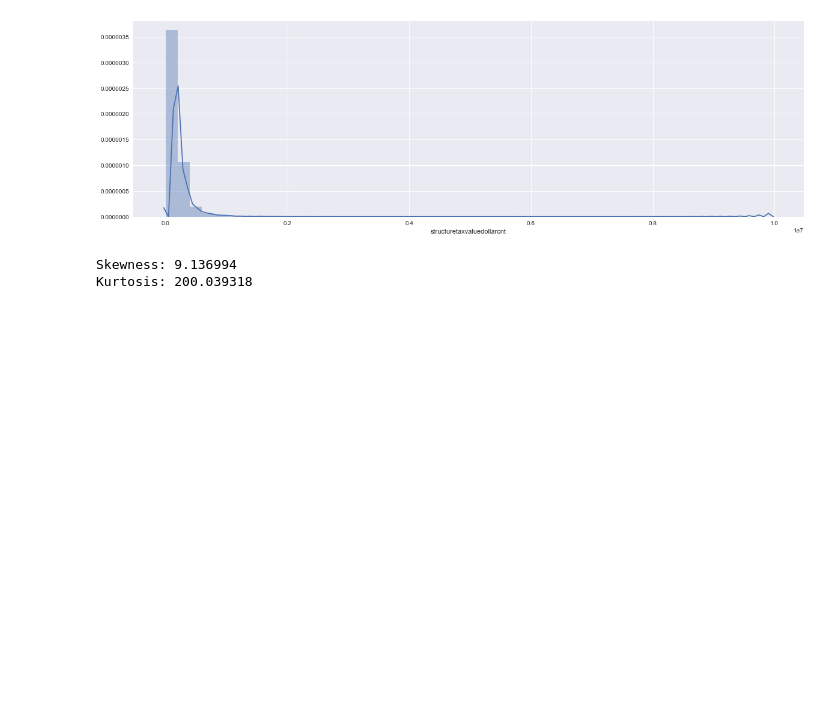
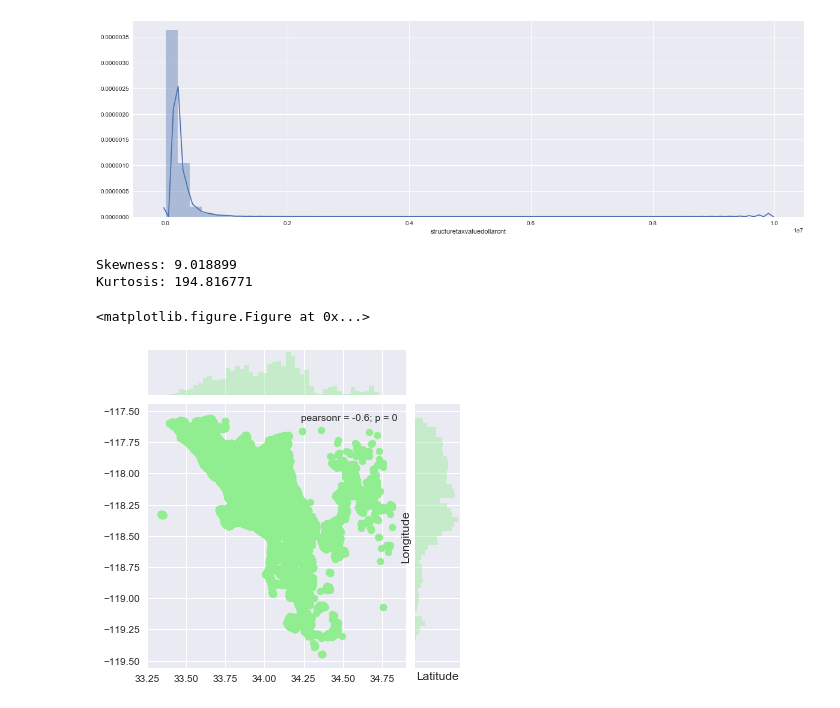
Before and after one commit to PrithviKamath/Zillow-Home-Value-Prediction, a Jupyter notebook: ExploratoryDataAnalysis.ipynb, the cells around one changed output. Cells and saved outputs as stored; diff of their text form; code cells hidden in the pictures; blank space fills up the shorter version.

```diff
--- a/ExploratoryDataAnalysis.ipynb
+++ b/ExploratoryDataAnalysis.ipynb
@@ -117,7 +133,8 @@ for the_key, the_value in df1.missing_Percentage.iteritems():
 # %%
 #Merging data based on Parcel_id
 merged_data=pd.merge(properties,train,on='parcelid',how='left')
-#Droping observations for November and December
-merged_data=merged_data[merged_data.transactiondate <='2016-10-01']
+#From the data description we understand that properties_2016 has the complete data from 1/1/2016 to 10/15/2016
+#and partial data for rest of the year. Hence droping observations after 10/14/2016
+merged_data=merged_data[merged_data.transactiondate < '2016-10-15']
 merged_data.shape
 # %% [output]
@@ -149,5 +169,20 @@ plt.show()
 print("Skewness: %f" % merged_data['structuretaxvaluedollarcnt'].skew())
 print("Kurtosis: %f" % merged_data['structuretaxvaluedollarcnt'].kurt())
 # %% [output]
-Skewness: 9.136994
-Kurtosis: 200.039318
+Skewness: 9.018899
+Kurtosis: 194.816771
+# %%
+#Plotting the observations according to their latitude and longitude
+#Nonrmalizing the data for latitude and longitude
+lo =np.array(merged_data['longitude']/1000000)
+la=np.array(merged_data['latitude']/1000000)
+plt.figure(figsize=(100,100))
+sns.jointplot(x=la, y=lo, size=5,color='lightgreen')
+plt.ylabel('Longitude', fontsize=12)
+plt.xlabel('Latitude', fontsize=12)
+#Save the plot in Output folder
+plt.savefig('Output/ObservationsMap.png',dip=100)
+plt.show()
+# %% [output]
+<matplotlib.figure.Figure at 0x...>
+[figure, added]
```
Also changed, not shown: parts of 10 cells of this notebook, 8 other files.
